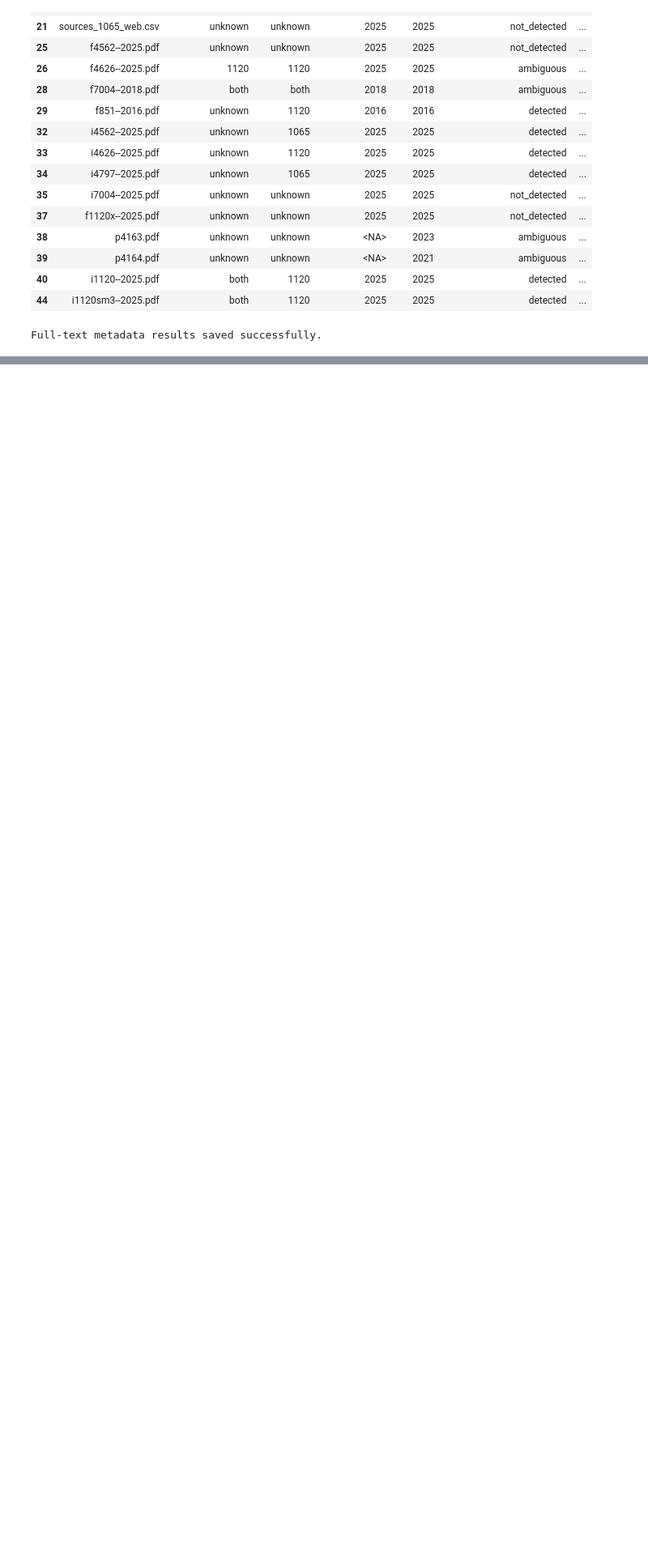
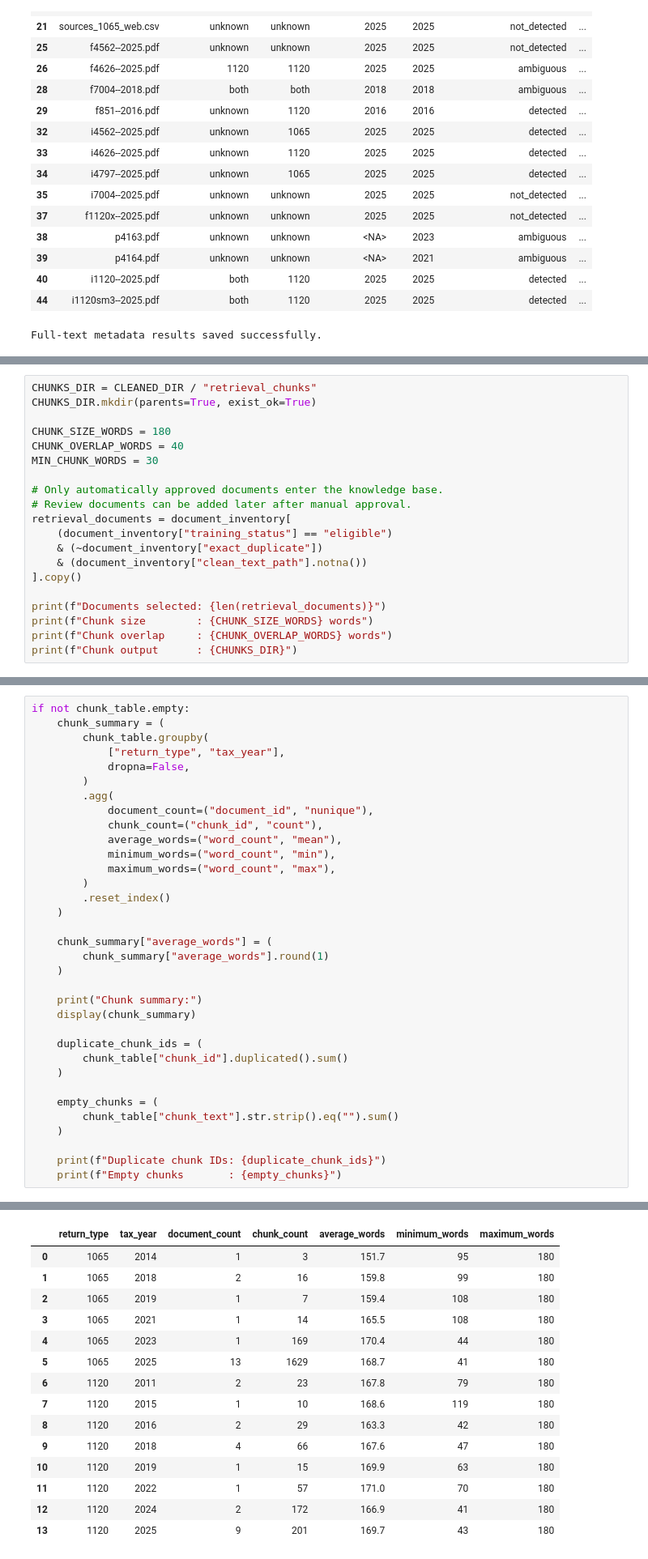
Before and after one commit to sharathnallaganti/Projects, a Jupyter notebook: project-schema-and-plan.ipynb, the cells around one changed output, grey strips where cells are left out. Shown at 81% size. Saved outputs shown, nothing was run; the diff lists cells and outputs as text; blank space fills up the shorter version.

Commit message:
Kaggle Notebook | Data Cleaning and Preprocessing | Version 9

```diff
--- a/project-schema-and-plan.ipynb
+++ b/project-schema-and-plan.ipynb
@@ -2688,0 +2690,20 @@ Full-text metadata results saved successfully.
+# %%
+CHUNKS_DIR = CLEANED_DIR / "retrieval_chunks"
+CHUNKS_DIR.mkdir(parents=True, exist_ok=True)
+
+CHUNK_SIZE_WORDS = 180
+CHUNK_OVERLAP_WORDS = 40
+MIN_CHUNK_WORDS = 30
+
+# Only automatically approved documents enter the knowledge base.
+# Review documents can be added later after manual approval.
+retrieval_documents = document_inventory[
+    (document_inventory["training_status"] == "eligible")
+    & (~document_inventory["exact_duplicate"])
+    & (document_inventory["clean_text_path"].notna())
+].copy()
+
+print(f"Documents selected: {len(retrieval_documents)}")
+print(f"Chunk size        : {CHUNK_SIZE_WORDS} words")
+print(f"Chunk overlap     : {CHUNK_OVERLAP_WORDS} words")
+print(f"Chunk output      : {CHUNKS_DIR}")
@@ -2688,0 +2902,35 @@ Full-text metadata results saved successfully.
+# %%
+if not chunk_table.empty:
+    chunk_summary = (
+        chunk_table.groupby(
+            ["return_type", "tax_year"],
+            dropna=False,
+        )
+        .agg(
+            document_count=("document_id", "nunique"),
+            chunk_count=("chunk_id", "count"),
+            average_words=("word_count", "mean"),
+            minimum_words=("word_count", "min"),
+            maximum_words=("word_count", "max"),
+        )
+        .reset_index()
+    )
+
+    chunk_summary["average_words"] = (
+        chunk_summary["average_words"].round(1)
+    )
+
+    print("Chunk summary:")
+    display(chunk_summary)
+
+    duplicate_chunk_ids = (
+        chunk_table["chunk_id"].duplicated().sum()
+    )
+
+    empty_chunks = (
+        chunk_table["chunk_text"].str.strip().eq("").sum()
+    )
+
+    print(f"Duplicate chunk IDs: {duplicate_chunk_ids}")
+    print(f"Empty chunks       : {empty_chunks}")
+# %% [output]
@@ -2688,0 +2938,15 @@ Full-text metadata results saved successfully.
+|  | return_type | tax_year | document_count | chunk_count | average_words | minimum_words | maximum_words |
+| 0 | 1065 | 2014 | 1 | 3 | 151.7 | 95 | 180 |
+| 1 | 1065 | 2018 | 2 | 16 | 159.8 | 99 | 180 |
+| 2 | 1065 | 2019 | 1 | 7 | 159.4 | 108 | 180 |
+| 3 | 1065 | 2021 | 1 | 14 | 165.5 | 108 | 180 |
+| 4 | 1065 | 2023 | 1 | 169 | 170.4 | 44 | 180 |
+| 5 | 1065 | 2025 | 13 | 1629 | 168.7 | 41 | 180 |
+| 6 | 1120 | 2011 | 2 | 23 | 167.8 | 79 | 180 |
+| 7 | 1120 | 2015 | 1 | 10 | 168.6 | 119 | 180 |
+| 8 | 1120 | 2016 | 2 | 29 | 163.3 | 42 | 180 |
+| 9 | 1120 | 2018 | 4 | 66 | 167.6 | 47 | 180 |
+| 10 | 1120 | 2019 | 1 | 15 | 169.9 | 63 | 180 |
+| 11 | 1120 | 2022 | 1 | 57 | 171.0 | 70 | 180 |
+| 12 | 1120 | 2024 | 2 | 172 | 166.9 | 41 | 180 |
+| 13 | 1120 | 2025 | 9 | 201 | 169.7 | 43 | 180 |
```
Also changed, not shown: parts of 63 cells of this notebook.
